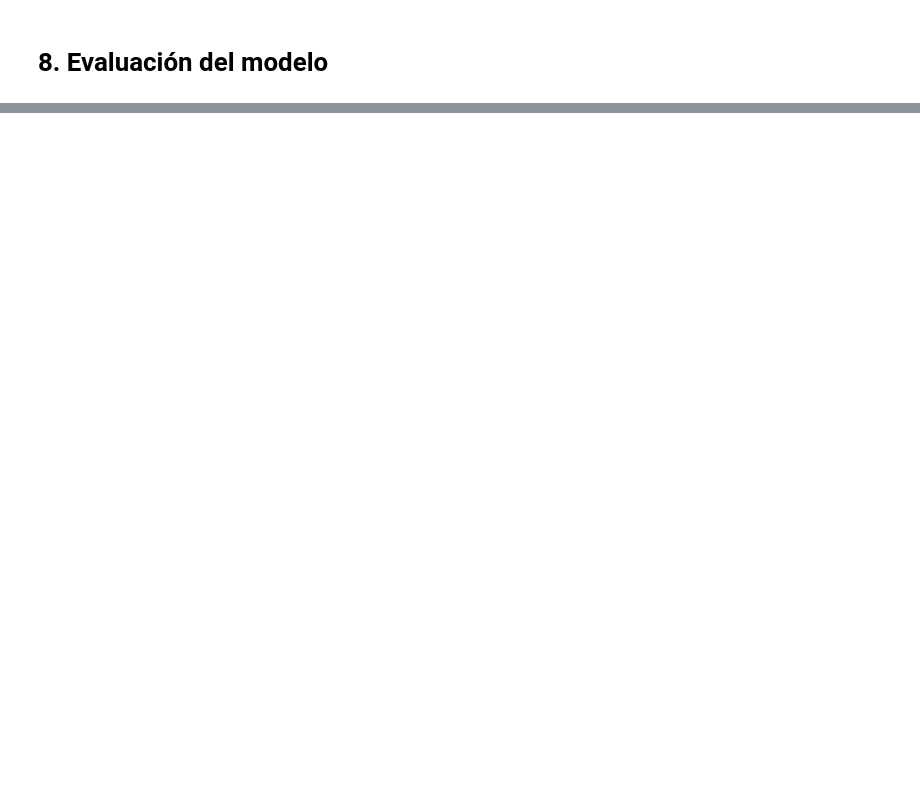
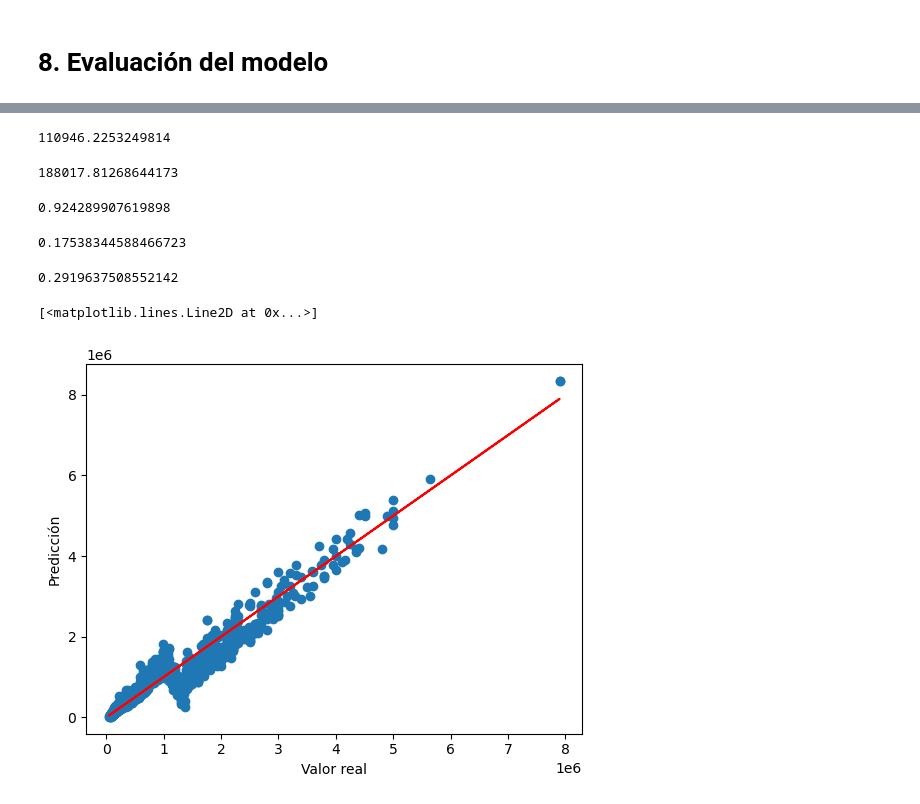
Before and after one commit to HishamHuneidie/practicas-deep-learning, a Jupyter notebook: practicas/01-Primer modelo.ipynb, the cells around one changed output, grey strips where cells are left out. Cells and saved outputs as stored; diff of their text form; code cells hidden in the pictures; blank space fills up the shorter version.

```diff
--- a/practicas/01-Primer modelo.ipynb
+++ b/practicas/01-Primer modelo.ipynb
@@ -302,0 +388,2 @@ x_test.shape
+# %%
+prediccion = model.predict(x_test)
@@ -302,0 +392,35 @@ x_test.shape
+# %%
+mean_absolute_error(y_test, prediccion)
+# %% [output]
+110946.2253249814
+# %%
+np.sqrt(mean_squared_error(y_test, prediccion) )
+# %% [output]
+188017.81268644173
+# %%
+# Calcula la covarianza entre y_test (real) y la predicción
+# (mientras más cerca de 1 mejor)
+explained_variance_score(y_test, prediccion)
+# %% [output]
+0.924289907619898
+# %%
+# Calcula porcentaje de equivocación (respecto al valor medio)
+mean_absolute_error(y_test,prediccion)/df["buy_price"].mean()
+# %% [output]
+0.17538344588466723
+# %%
+# Calcula porcentaje de equivocación (respecto al valor mediano)
+mean_absolute_error(y_test,prediccion)/df["buy_price"].median()
+# %% [output]
+0.2919637508552142
+# %%
+# Gráfico de nuestra predicción
+plt.scatter( y_test, prediccion )
+plt.xlabel("Valor real")
+plt.ylabel("Predicción")
+
+# Predicción perfecta
+plt.plot( y_test, y_test, "r" )
+# %% [output]
+[<matplotlib.lines.Line2D at 0x...>]
+[figure, added]
```
Also changed, not shown: parts of 25 cells of this notebook, 6 other files.
